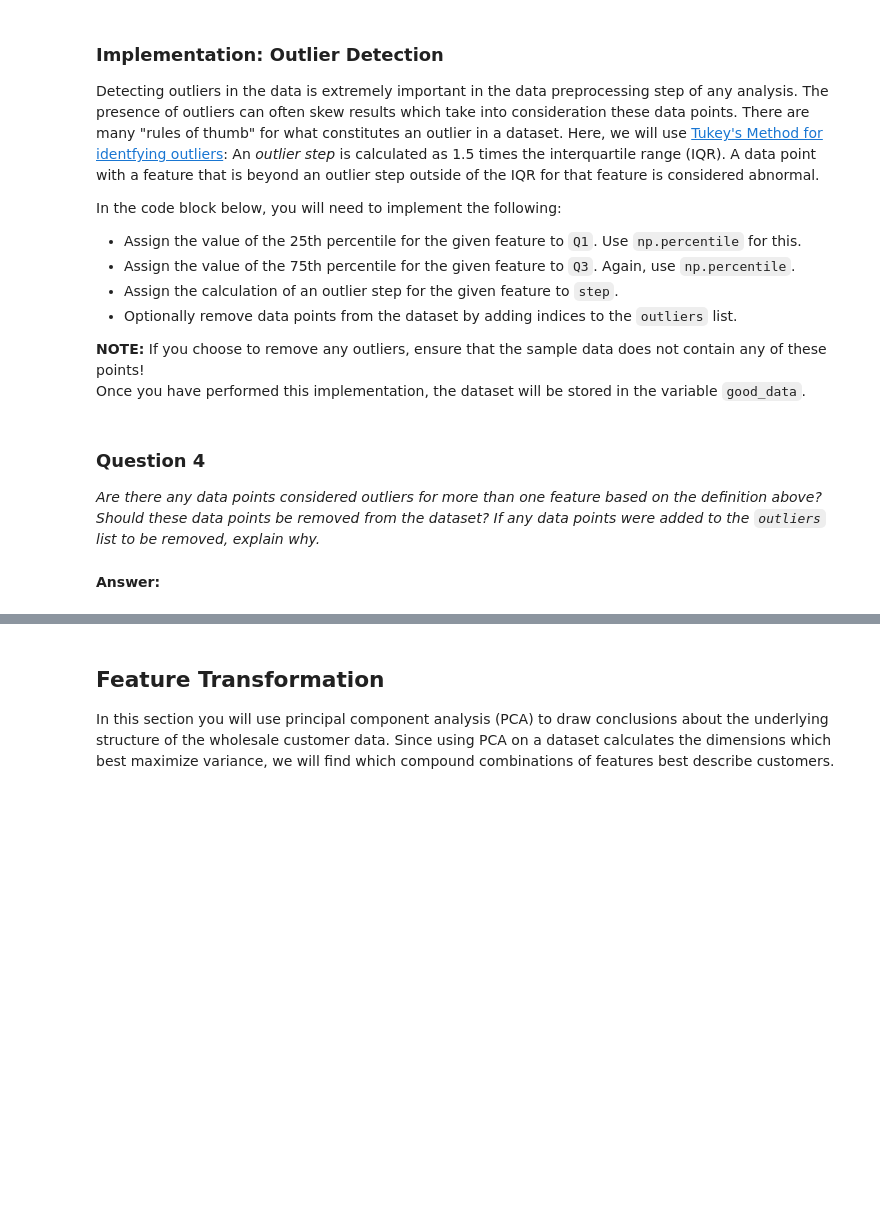
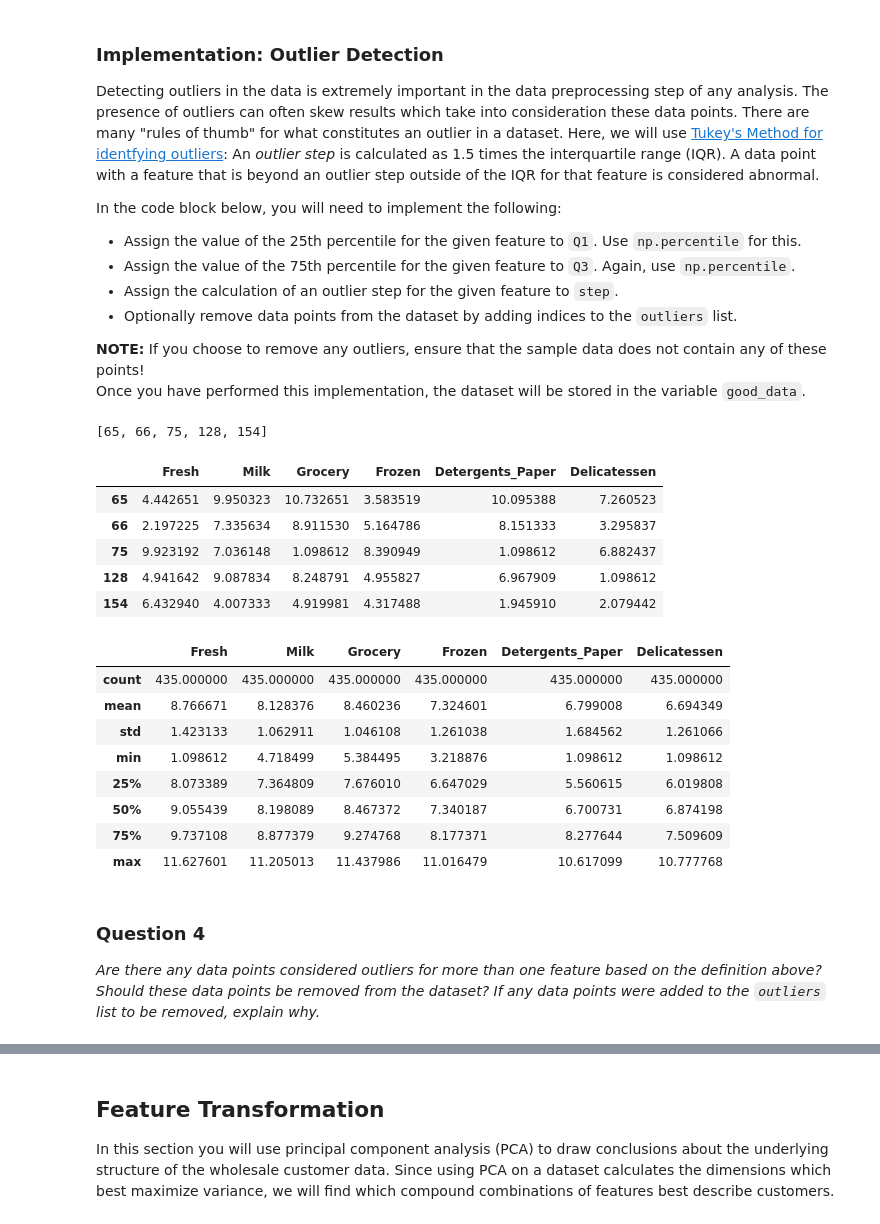
Before and after one commit to phanindravarma38/ConsumerAnalysys_UnsupervisedLearning, a Jupyter notebook: customer_segments.ipynb, the cells around one changed output, grey strips where cells are left out. Saved outputs shown, nothing was run; the diff lists cells and outputs as text; code cells hidden in the pictures; blank space fills up the shorter version.

```diff
--- a/customer_segments.ipynb
+++ b/customer_segments.ipynb
@@ -375,28 +430,64 @@ In the code block below, you will need to implement the following:
 Once you have performed this implementation, the dataset will be stored in the variable `good_data`.
 # %%
 # For each feature find the data points with extreme high or low values
+data_extremes_list=list()
 for feature in log_data.keys():
 
     # TODO: Calculate Q1 (25th percentile of the data) for the given feature
-    Q1 = None
+    Q1 = np.percentile(log_data[feature],25)
+
+
 
     # TODO: Calculate Q3 (75th percentile of the data) for the given feature
-    Q3 = None
+    Q3 =np.percentile(log_data[feature],75)
 
     # TODO: Use the interquartile range to calculate an outlier step (1.5 times the interquartile range)
-    step = None
+    step = 1.5*(Q3-Q1)
 
     # Display the outliers
-    print "Data points considered outliers for the feature '{}':".format(feature)
-    display(log_data[~((log_data[feature] >= Q1 - step) & (log_data[feature] <= Q3 + step))])
+    #print "Data points considered outliers for the feature '{}':".format(feature)
+    data_extremes=log_data.loc[~((log_data[feature] >= Q1 - step) & (log_data[feature] <= Q3 + step))]
+    #display(data_extremes)
+    data_extremes_list.append(list(data_extremes.index))
+#data_extremes_list=sorted(data_extremes_list)
+
+find_duplicates= list()
+remove_duplicates=list()
+for i in data_extremes_list:
+    for j in i:
+        if j not in find_duplicates:
+            find_duplicates.append(j)
+        elif j not in remove_duplicates:
+            remove_duplicates.append(j)
+
+display(sorted(remove_duplicates))
+
+display(np.log(data.loc[(sorted(remove_duplicates))]))
 
 # OPTIONAL: Select the indices for data points you wish to remove
-outliers  = []
+outliers  = [remove_duplicates]
 
 # Remove the outliers, if any were specified
 good_data = log_data.drop(log_data.index[outliers]).reset_index(drop = True)
+
+good_data.describe()
+# %% [output]
+[65, 66, 75, 128, 154]
+|  | Fresh | Milk | Grocery | Frozen | Detergents_Paper | Delicatessen |
+| 65 | 4.442651 | 9.950323 | 10.732651 | 3.583519 | 10.095388 | 7.260523 |
+| 66 | 2.197225 | 7.335634 | 8.911530 | 5.164786 | 8.151333 | 3.295837 |
+| 75 | 9.923192 | 7.036148 | 1.098612 | 8.390949 | 1.098612 | 6.882437 |
+| 128 | 4.941642 | 9.087834 | 8.248791 | 4.955827 | 6.967909 | 1.098612 |
+| 154 | 6.432940 | 4.007333 | 4.919981 | 4.317488 | 1.945910 | 2.079442 |
+|  | Fresh | Milk | Grocery | Frozen | Detergents_Paper | Delicatessen |
+| count | 435.000000 | 435.000000 | 435.000000 | 435.000000 | 435.000000 | 435.000000 |
+| mean | 8.766671 | 8.128376 | 8.460236 | 7.324601 | 6.799008 | 6.694349 |
+| std | 1.423133 | 1.062911 | 1.046108 | 1.261038 | 1.684562 | 1.261066 |
+| min | 1.098612 | 4.718499 | 5.384495 | 3.218876 | 1.098612 | 1.098612 |
+| 25% | 8.073389 | 7.364809 | 7.676010 | 6.647029 | 5.560615 | 6.019808 |
+| 50% | 9.055439 | 8.198089 | 8.467372 | 7.340187 | 6.700731 | 6.874198 |
+| 75% | 9.737108 | 8.877379 | 9.274768 | 8.177371 | 8.277644 | 7.509609 |
+| max | 11.627601 | 11.205013 | 11.437986 | 11.016479 | 10.617099 | 10.777768 |
 # %% [markdown]
 ### Question 4
 *Are there any data points considered outliers for more than one feature based on the definition above? Should these data points be removed from the dataset? If any data points were added to the `outliers` list to be removed, explain why.*
-# %% [markdown]
-**Answer:**
```
Also changed, not shown: parts of 15 cells of this notebook, 2 other files.
